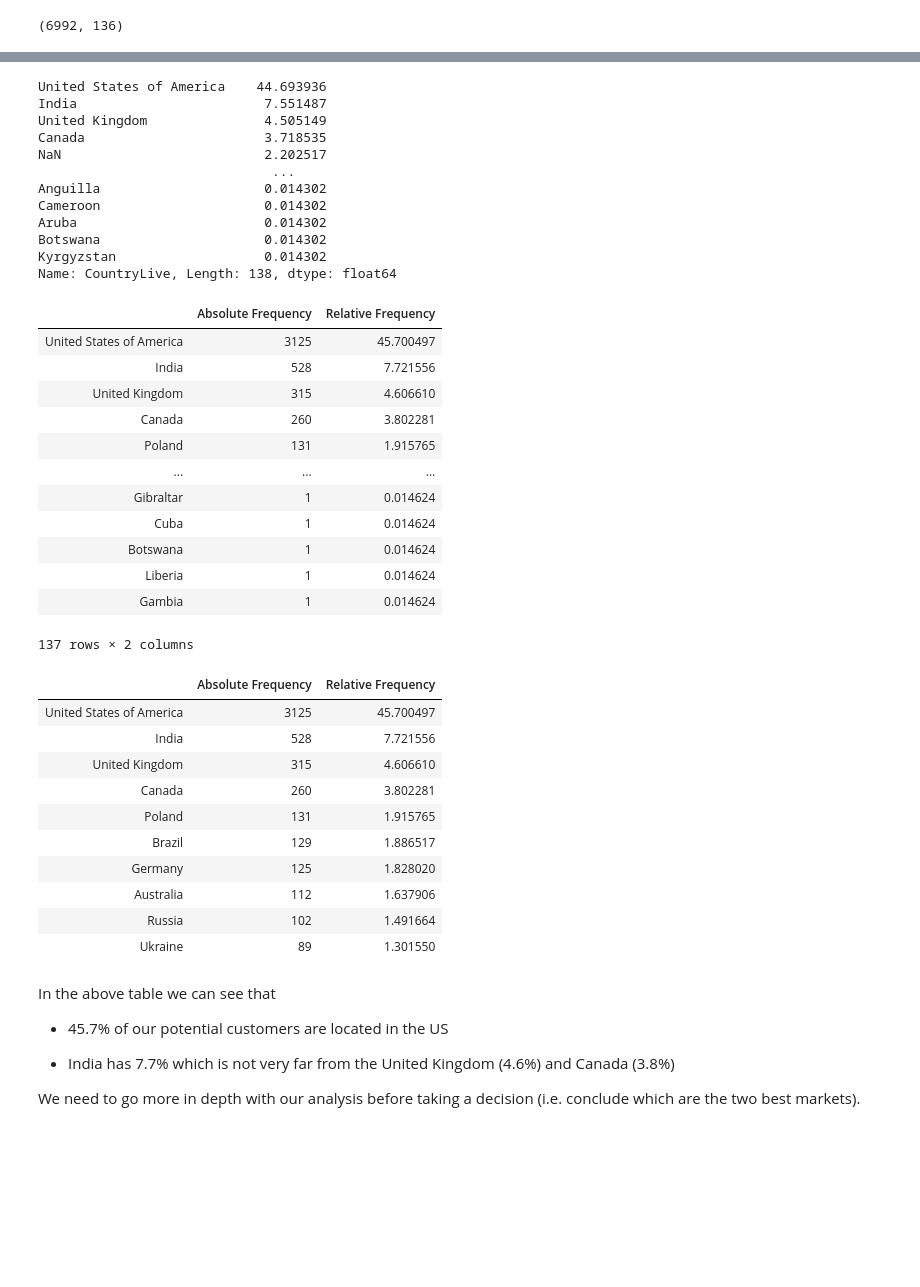
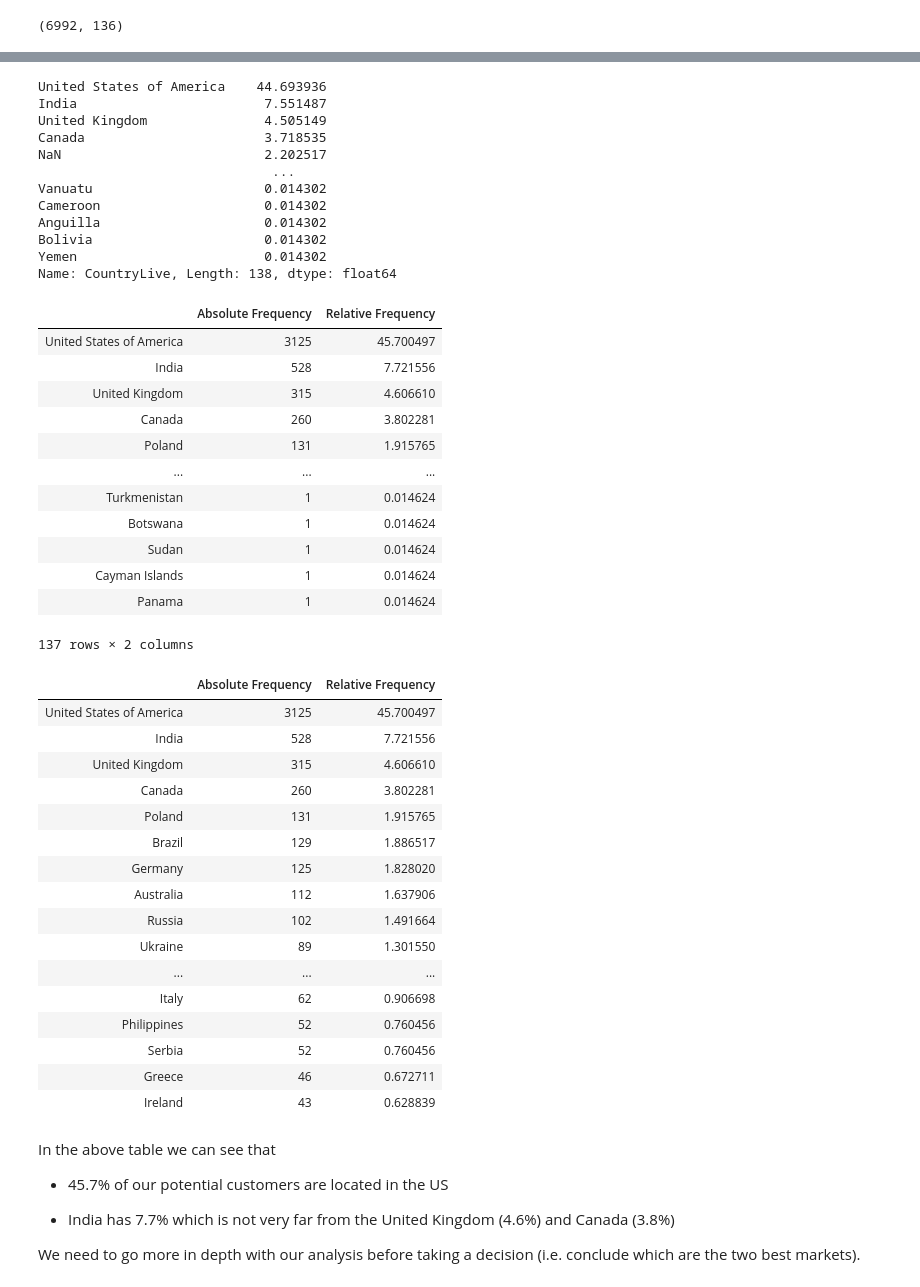
Before and after one commit to bern-lm/dataquest-projects, a Jupyter notebook: Project - Finding the Best Markets to Advertise In.ipynb, the cells around one changed output, grey strips where cells are left out. Cells and saved outputs as stored; diff of their text form; code cells hidden in the pictures; blank space fills up the shorter version.

```diff
--- a/Project - Finding the Best Markets to Advertise In.ipynb
+++ b/Project - Finding the Best Markets to Advertise In.ipynb
@@ -13,7 +13,9 @@ The survey data is publicly available in this [GitHub repository](https://github
 # %%
 import pandas as pd
 
-survey = pd.read_csv("2017-fCC-New-Coders-Survey-Data.csv")
+file_location = "https://raw.githubusercontent.com/freeCodeCamp/2017-new-coder-survey/master/clean-data/2017-fCC-New-Coders-Survey-Data.csv"
+
+survey = pd.read_csv(file_location, low_memory=False)
 
 survey.info()
 # %% [output]
@@ -22,9 +24,3 @@ RangeIndex: 18175 entries, 0 to 18174
 Columns: 136 entries, Age to YouTubeTheNewBoston
 dtypes: float64(105), object(31)
 memory usage: 18.9+ MB
-# %%
-import pandas as pd
-
-survey = pd.read_csv("2017-fCC-New-Coders-Survey-Data.csv", low_memory=False)
-
-survey.info()
@@ -747,11 +596,11 @@ United Kingdom               4.505149
 Canada                       3.718535
 NaN                          2.202517
                               ...
+Vanuatu                      0.014302
+Cameroon                     0.014302
 Anguilla                     0.014302
-Cameroon                     0.014302
-Aruba                        0.014302
-Botswana                     0.014302
-Kyrgyzstan                   0.014302
+Bolivia                      0.014302
+Yemen                        0.014302
 Name: CountryLive, Length: 138, dtype: float64
 # %%
 # Let's create a frequency distribution table with the absolute and relative frequencies
@@ -773,26 +622,32 @@ df
 | Canada | 260 | 3.802281 |
 | Poland | 131 | 1.915765 |
 | ... | ... | ... |
-| Gibraltar | 1 | 0.014624 |
-| Cuba | 1 | 0.014624 |
+| Turkmenistan | 1 | 0.014624 |
 | Botswana | 1 | 0.014624 |
-| Liberia | 1 | 0.014624 |
-| Gambia | 1 | 0.014624 |
+| Sudan | 1 | 0.014624 |
+| Cayman Islands | 1 | 0.014624 |
+| Panama | 1 | 0.014624 |
 137 rows × 2 columns
 # %%
-df.head(10)
+df.head(20)
 # %% [output]
 |  | Absolute Frequency | Relative Frequency |
 | United States of America | 3125 | 45.700497 |
 | India | 528 | 7.721556 |
 | United Kingdom | 315 | 4.606610 |
 | Canada | 260 | 3.802281 |
 | Poland | 131 | 1.915765 |
 | Brazil | 129 | 1.886517 |
 | Germany | 125 | 1.828020 |
 | Australia | 112 | 1.637906 |
 | Russia | 102 | 1.491664 |
 | Ukraine | 89 | 1.301550 |
+| ... | ... | ... |
+| Italy | 62 | 0.906698 |
+| Philippines | 52 | 0.760456 |
+| Serbia | 52 | 0.760456 |
+| Greece | 46 | 0.672711 |
+| Ireland | 43 | 0.628839 |
 # %% [markdown]
 In the above table we can see that
 
```
Also changed, not shown: parts of 77 cells of this notebook.
